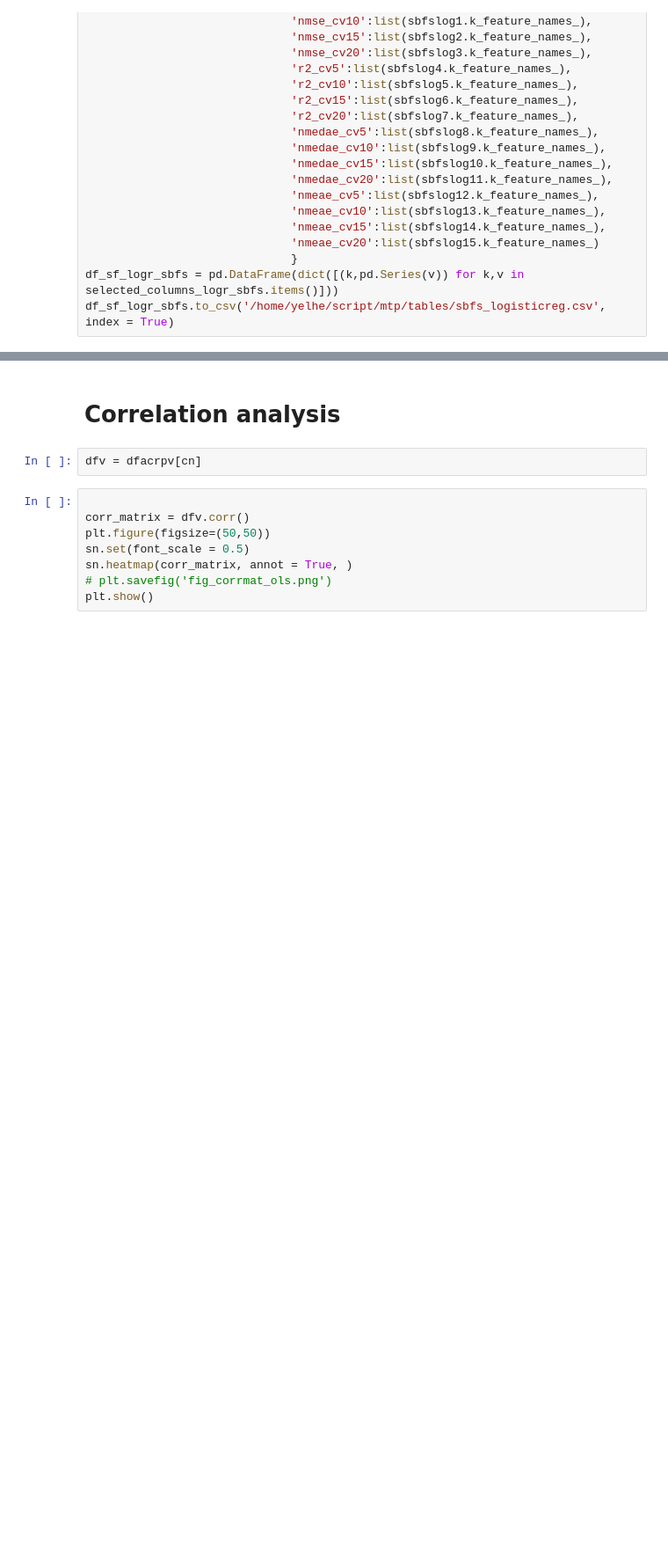
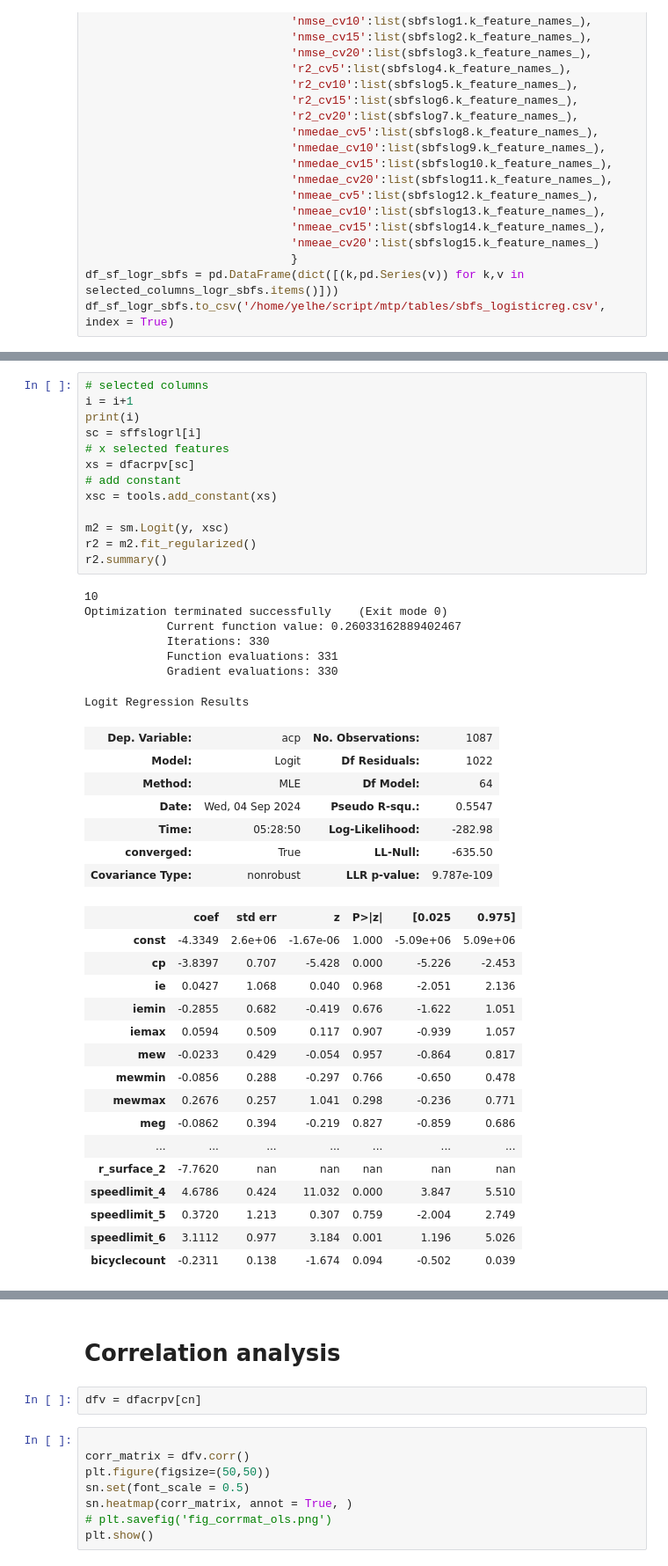
Before and after one commit to yeluH/MT_FI, a Jupyter notebook: Notebooks/0_Regression_presence_of_accident.ipynb, the cells around one changed output, grey strips where cells are left out. Shown at 88% size. Drawn from its saved outputs; the diff is of its cells as text; blank space fills up the shorter version.

```diff
--- a/Notebooks/0_Regression_presence_of_accident.ipynb
+++ b/Notebooks/0_Regression_presence_of_accident.ipynb
@@ -1814,0 +1877,44 @@ df_sf_logr_sbfs.to_csv('/home/yelhe/script/mtp/tables/sbfs_logisticreg.csv', ind
+# %%
+# selected columns
+i = i+1
+print(i)
+sc = sffslogrl[i]
+# x selected features
+xs = dfacrpv[sc]
+# add constant
+xsc = tools.add_constant(xs)
+
+m2 = sm.Logit(y, xsc)
+r2 = m2.fit_regularized()
+r2.summary()
+# %% [output]
+10
+Optimization terminated successfully    (Exit mode 0)
+            Current function value: 0.26033162889402467
+            Iterations: 330
+            Function evaluations: 331
+            Gradient evaluations: 330
+Logit Regression Results
+| Dep. Variable: | acp | No. Observations: | 1087 |
+| Model: | Logit | Df Residuals: | 1022 |
+| Method: | MLE | Df Model: | 64 |
+| Date: | Wed, 04 Sep 2024 | Pseudo R-squ.: | 0.5547 |
+| Time: | 05:28:50 | Log-Likelihood: | -282.98 |
+| converged: | True | LL-Null: | -635.50 |
+| Covariance Type: | nonrobust | LLR p-value: | 9.787e-109 |
+|  | coef | std err | z | P>|z| | [0.025 | 0.975] |
+| const | -4.3349 | 2.6e+06 | -1.67e-06 | 1.000 | -5.09e+06 | 5.09e+06 |
+| cp | -3.8397 | 0.707 | -5.428 | 0.000 | -5.226 | -2.453 |
+| ie | 0.0427 | 1.068 | 0.040 | 0.968 | -2.051 | 2.136 |
+| iemin | -0.2855 | 0.682 | -0.419 | 0.676 | -1.622 | 1.051 |
+| iemax | 0.0594 | 0.509 | 0.117 | 0.907 | -0.939 | 1.057 |
+| mew | -0.0233 | 0.429 | -0.054 | 0.957 | -0.864 | 0.817 |
+| mewmin | -0.0856 | 0.288 | -0.297 | 0.766 | -0.650 | 0.478 |
+| mewmax | 0.2676 | 0.257 | 1.041 | 0.298 | -0.236 | 0.771 |
+| meg | -0.0862 | 0.394 | -0.219 | 0.827 | -0.859 | 0.686 |
+| ... | ... | ... | ... | ... | ... | ... |
+| r_surface_2 | -7.7620 | nan | nan | nan | nan | nan |
+| speedlimit_4 | 4.6786 | 0.424 | 11.032 | 0.000 | 3.847 | 5.510 |
+| speedlimit_5 | 0.3720 | 1.213 | 0.307 | 0.759 | -2.004 | 2.749 |
+| speedlimit_6 | 3.1112 | 0.977 | 3.184 | 0.001 | 1.196 | 5.026 |
+| bicyclecount | -0.2311 | 0.138 | -1.674 | 0.094 | -0.502 | 0.039 |
```
Also changed, not shown: parts of 9 cells of this notebook.
